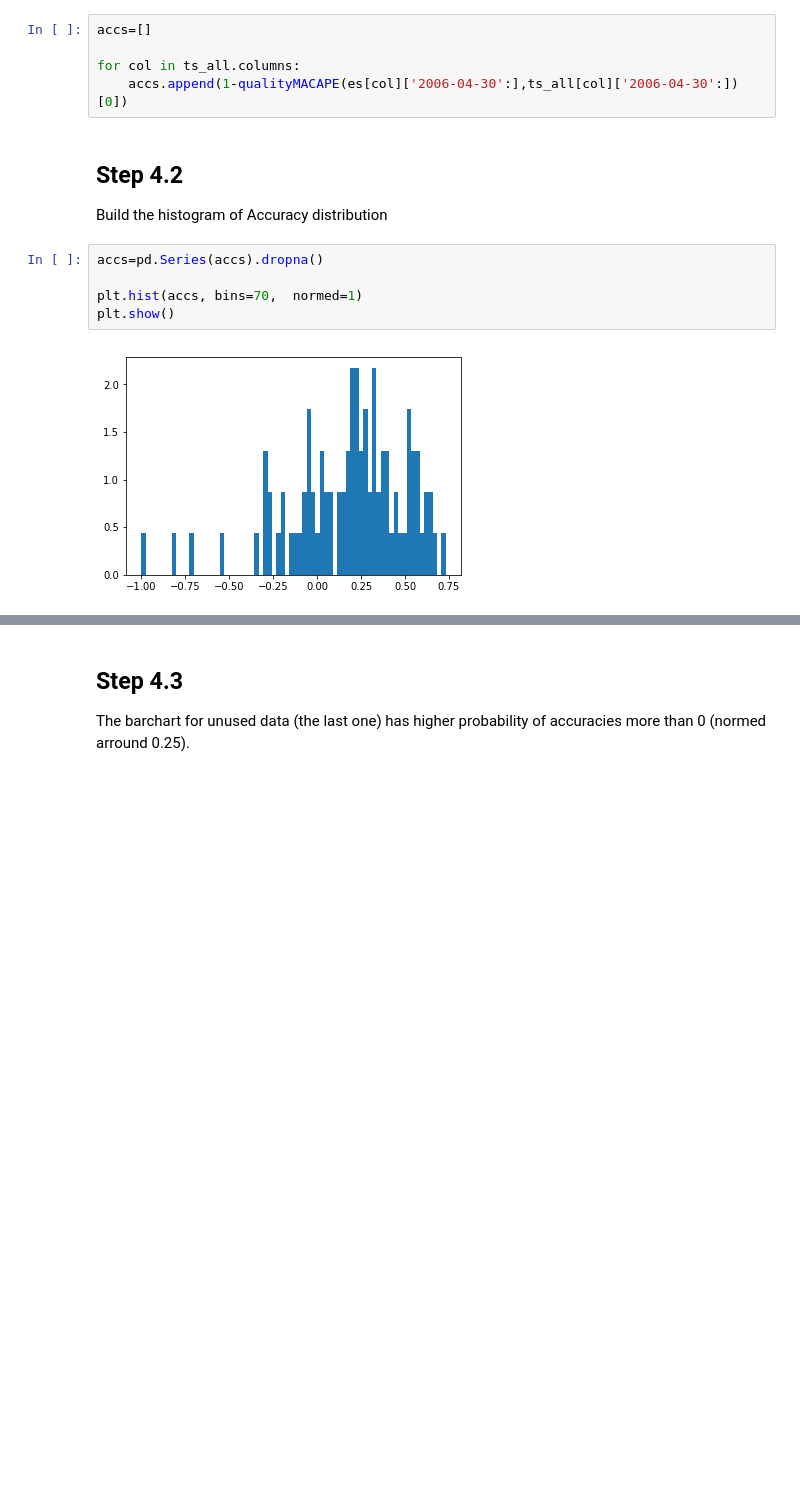
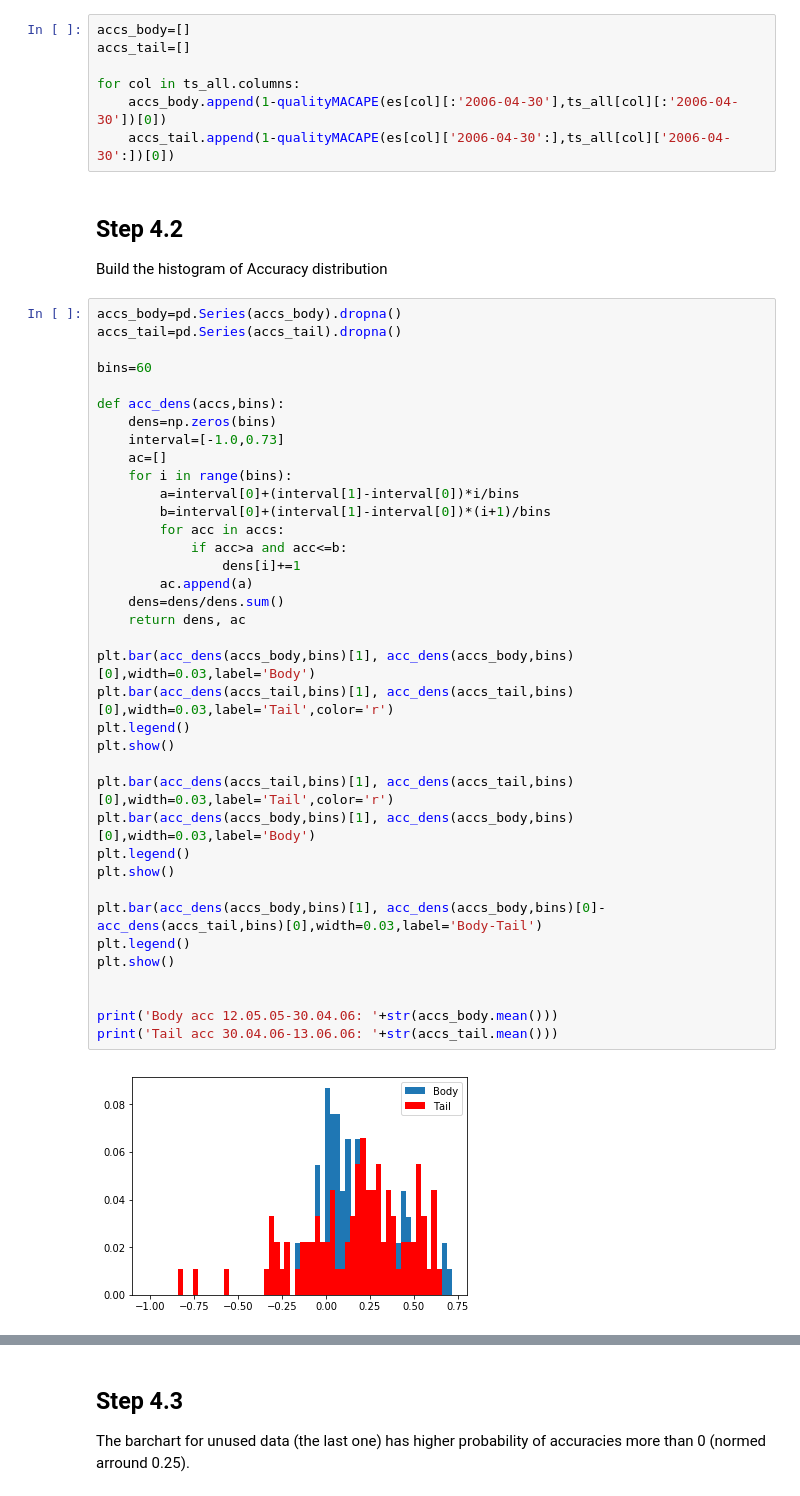
Before and after one commit to DanielBaghdasaryan/TS, a Jupyter notebook: Baghdasaryan-Afternoon-Lab1.ipynb, the cells around one changed output, grey strips where cells are left out. Drawn from its saved outputs; the diff is of its cells as text; blank space fills up the shorter version.

```diff
--- a/Baghdasaryan-Afternoon-Lab1.ipynb
+++ b/Baghdasaryan-Afternoon-Lab1.ipynb
@@ -757,17 +757,51 @@ for col in ts_all.columns:
 
 Calculate accuracies for unused data
 # %%
-accs=[]
+accs_body=[]
+accs_tail=[]
 
 for col in ts_all.columns:
-    accs.append(1-qualityMACAPE(es[col]['2006-04-30':],ts_all[col]['2006-04-30':])[0])
+    accs_body.append(1-qualityMACAPE(es[col][:'2006-04-30'],ts_all[col][:'2006-04-30'])[0])
+    accs_tail.append(1-qualityMACAPE(es[col]['2006-04-30':],ts_all[col]['2006-04-30':])[0])
 # %% [markdown]
 ## Step 4.2
 Build the histogram of Accuracy distribution
-# %%
-accs=pd.Series(accs).dropna()
-
-plt.hist(accs, bins=70,  normed=1)
-plt.show()
-# %% [output]
-[figure, removed]
+# %%
+accs_body=pd.Series(accs_body).dropna()
+accs_tail=pd.Series(accs_tail).dropna()
+
+bins=60
+
+def acc_dens(accs,bins):
+    dens=np.zeros(bins)
+    interval=[-1.0,0.73]
+    ac=[]
+    for i in range(bins):
+        a=interval[0]+(interval[1]-interval[0])*i/bins
+        b=interval[0]+(interval[1]-interval[0])*(i+1)/bins
+        for acc in accs:
+            if acc>a and acc<=b:
+                dens[i]+=1
+        ac.append(a)
+    dens=dens/dens.sum()
+    return dens, ac
+
+plt.bar(acc_dens(accs_body,bins)[1], acc_dens(accs_body,bins)[0],width=0.03,label='Body')
+plt.bar(acc_dens(accs_tail,bins)[1], acc_dens(accs_tail,bins)[0],width=0.03,label='Tail',color='r')
+plt.legend()
+plt.show()
+
+plt.bar(acc_dens(accs_tail,bins)[1], acc_dens(accs_tail,bins)[0],width=0.03,label='Tail',color='r')
+plt.bar(acc_dens(accs_body,bins)[1], acc_dens(accs_body,bins)[0],width=0.03,label='Body')
+plt.legend()
+plt.show()
+
+plt.bar(acc_dens(accs_body,bins)[1], acc_dens(accs_body,bins)[0]-acc_dens(accs_tail,bins)[0],width=0.03,label='Body-Tail')
+plt.legend()
+plt.show()
+
+
+print('Body acc 12.05.05-30.04.06: '+str(accs_body.mean()))
+print('Tail acc 30.04.06-13.06.06: '+str(accs_tail.mean()))
+# %% [output]
+[figure, added]
```
Also changed, not shown: parts of 1 cell of this notebook.
